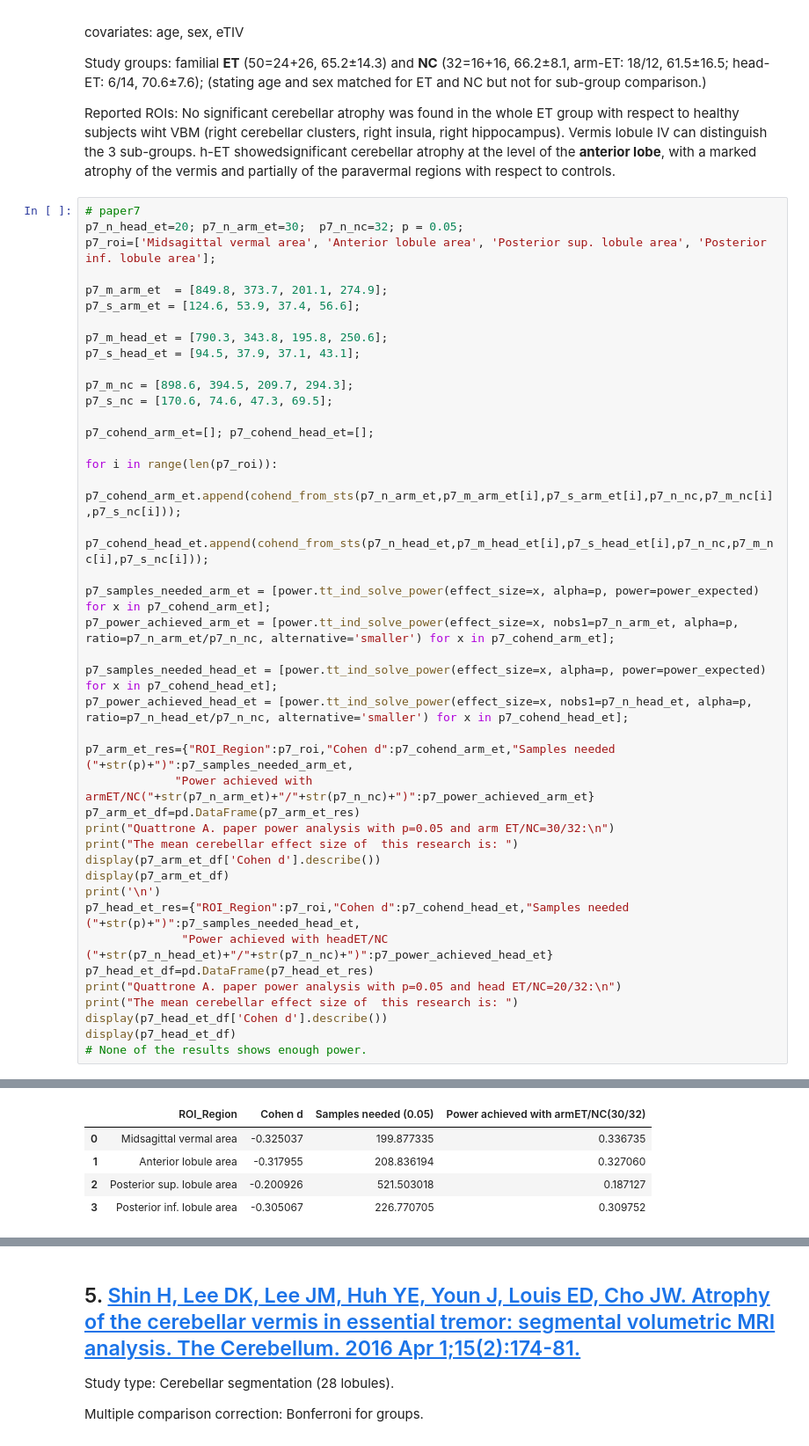
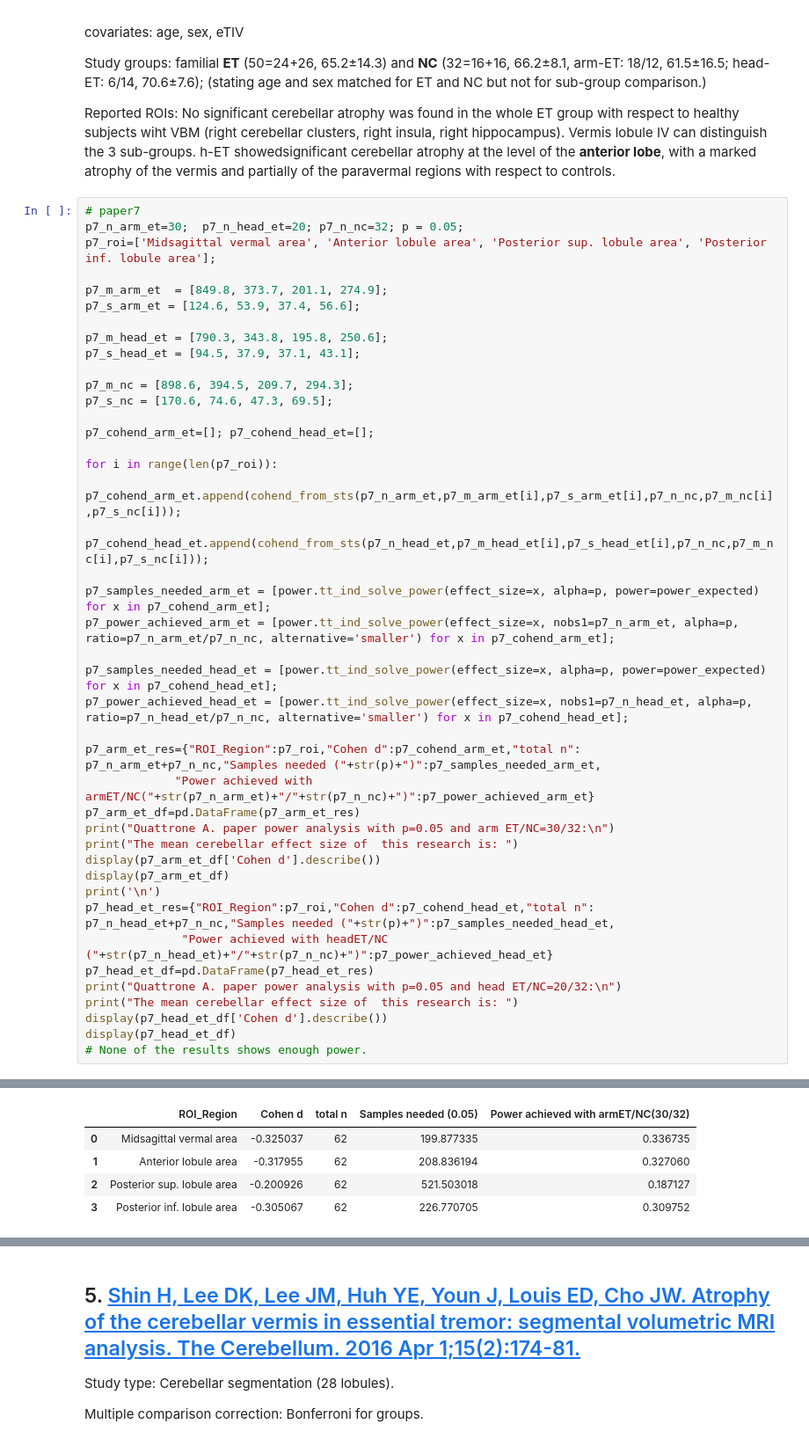
Before and after one commit to Vincent-wq/Replicability-of-PD-ICA, a Jupyter notebook: codes/devel/cerebellum_confounder/0_power_analysis.ipynb, the cells around one changed output, grey strips where cells are left out. Shown at 88% size. Saved outputs shown, nothing was run; the diff lists cells and outputs as text.

```diff
--- a/codes/devel/cerebellum_confounder/0_power_analysis.ipynb
+++ b/codes/devel/cerebellum_confounder/0_power_analysis.ipynb
@@ -323,7 +292,7 @@ Study groups: familial **ET** (50=24+26, 65.2±14.3) and **NC** (32=16+16, 66.2
 Reported ROIs: No significant cerebellar atrophy was found in the whole ET group with respect to healthy subjects wiht VBM (right cerebellar clusters, right insula,  right hippocampus). Vermis lobule IV can distinguish the 3 sub-groups. h-ET showedsignificant cerebellar atrophy at the level of the **anterior lobe**, with a marked atrophy of the vermis and partially of the paravermal regions with respect to controls.
 # %%
 # paper7
-p7_n_head_et=20; p7_n_arm_et=30;  p7_n_nc=32; p = 0.05;
+p7_n_arm_et=30;  p7_n_head_et=20; p7_n_nc=32; p = 0.05;
 p7_roi=['Midsagittal vermal area', 'Anterior lobule area', 'Posterior sup. lobule area', 'Posterior inf. lobule area'];
 
 p7_m_arm_et  = [849.8, 373.7, 201.1, 274.9];
@@ -347,40 +316,40 @@ p7_power_achieved_arm_et = [power.tt_ind_solve_power(effect_size=x, nobs1=p7_n_a
 p7_samples_needed_head_et = [power.tt_ind_solve_power(effect_size=x, alpha=p, power=power_expected) for x in p7_cohend_head_et];
 p7_power_achieved_head_et = [power.tt_ind_solve_power(effect_size=x, nobs1=p7_n_head_et, alpha=p, ratio=p7_n_head_et/p7_n_nc, alternative='smaller') for x in p7_cohend_head_et];
 
-p7_arm_et_res={"ROI_Region":p7_roi,"Cohen d":p7_cohend_arm_et,"Samples needed ("+str(p)+")":p7_samples_needed_arm_et,
+p7_arm_et_res={"ROI_Region":p7_roi,"Cohen d":p7_cohend_arm_et,"total n": p7_n_arm_et+p7_n_nc,"Samples needed ("+str(p)+")":p7_samples_needed_arm_et,
              "Power achieved with armET/NC("+str(p7_n_arm_et)+"/"+str(p7_n_nc)+")":p7_power_achieved_arm_et}
 p7_arm_et_df=pd.DataFrame(p7_arm_et_res)
 print("Quattrone A. paper power analysis with p=0.05 and arm ET/NC=30/32:\n")
 print("The mean cerebellar effect size of  this research is: ")
 display(p7_arm_et_df['Cohen d'].describe())
 display(p7_arm_et_df)
 print('\n')
-p7_head_et_res={"ROI_Region":p7_roi,"Cohen d":p7_cohend_head_et,"Samples needed ("+str(p)+")":p7_samples_needed_head_et,
+p7_head_et_res={"ROI_Region":p7_roi,"Cohen d":p7_cohend_head_et,"total n": p7_n_head_et+p7_n_nc,"Samples needed ("+str(p)+")":p7_samples_needed_head_et,
               "Power achieved with headET/NC ("+str(p7_n_head_et)+"/"+str(p7_n_nc)+")":p7_power_achieved_head_et}
 p7_head_et_df=pd.DataFrame(p7_head_et_res)
 print("Quattrone A. paper power analysis with p=0.05 and head ET/NC=20/32:\n")
 print("The mean cerebellar effect size of  this research is: ")
 display(p7_head_et_df['Cohen d'].describe())
 display(p7_head_et_df)
 # None of the results shows enough power.
 # %% [output]
 Quattrone A. paper power analysis with p=0.05 and arm ET/NC=30/32:
 
 The mean cerebellar effect size of  this research is:
 count    4.000000
 mean    -0.287246
 std      0.058138
 min     -0.325037
 25%     -0.319726
 50%     -0.311511
 75%     -0.279032
 max     -0.200926
 Name: Cohen d, dtype: float64
-|  | ROI_Region | Cohen d | Samples needed (0.05) | Power achieved with armET/NC(30/32) |
-| 0 | Midsagittal vermal area | -0.325037 | 199.877335 | 0.336735 |
-| 1 | Anterior lobule area | -0.317955 | 208.836194 | 0.327060 |
-| 2 | Posterior sup. lobule area | -0.200926 | 521.503018 | 0.187127 |
-| 3 | Posterior inf. lobule area | -0.305067 | 226.770705 | 0.309752 |
+|  | ROI_Region | Cohen d | total n | Samples needed (0.05) | Power achieved with armET/NC(30/32) |
+| 0 | Midsagittal vermal area | -0.325037 | 62 | 199.877335 | 0.336735 |
+| 1 | Anterior lobule area | -0.317955 | 62 | 208.836194 | 0.327060 |
+| 2 | Posterior sup. lobule area | -0.200926 | 62 | 521.503018 | 0.187127 |
+| 3 | Posterior inf. lobule area | -0.305067 | 62 | 226.770705 | 0.309752 |
 Quattrone A. paper power analysis with p=0.05 and head ET/NC=20/32:
 
 The mean cerebellar effect size of  this research is:
```
Also changed, not shown: parts of 13 cells of this notebook.
